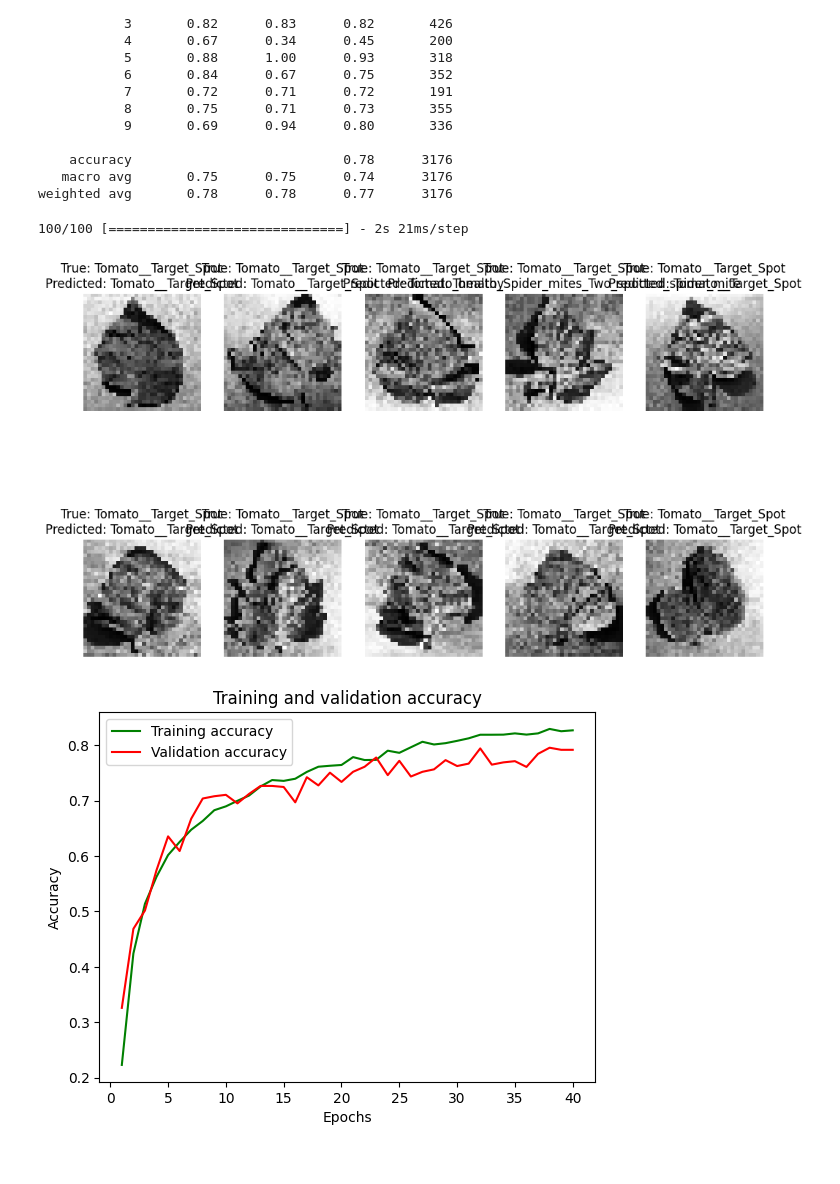
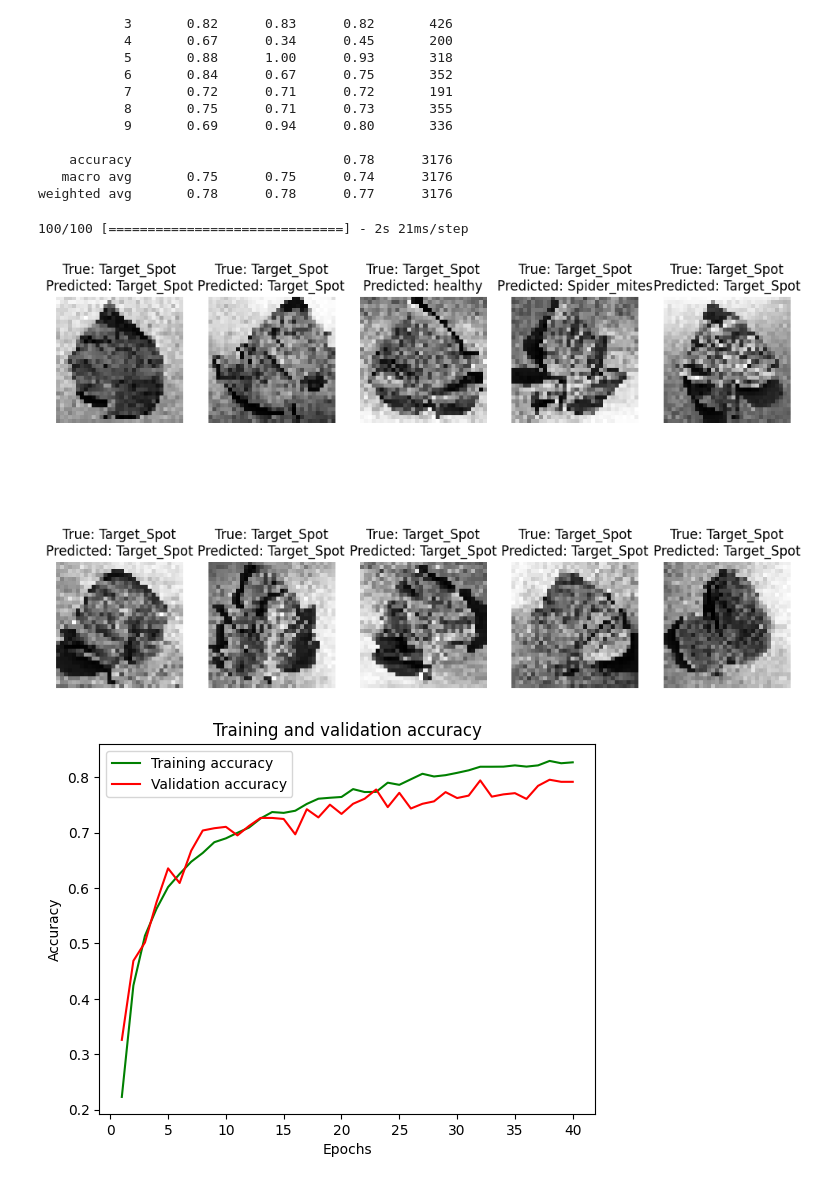
Before and after one commit to noelmt7/Tomato_Leaf_Disease_Detection, a Jupyter notebook: implementation.ipynb, the cells around one changed output. Cells and saved outputs as stored; diff of their text form; code cells hidden in the pictures.

```diff
--- a/implementation.ipynb
+++ b/implementation.ipynb
@@ -261,40 +261,40 @@ weighted avg       0.78      0.78      0.77      3176
 # %%
 # Make predictions on the test images
 predicted_labels = model.predict(test_images)
 
 # Convert predicted labels to class indices
 predicted_classes = np.argmax(predicted_labels, axis=1)
 import matplotlib.pyplot as plt
 
 # Define a function to plot MRI images with their true and predicted labels
 def plot_images(images, true_labels, predicted_labels, class_names):
     plt.figure(figsize=(12, 8))
     for i in range(10):  # Adjust the number of images to display as needed
         plt.subplot(2, 5, i + 1)
         plt.imshow(images[i].reshape(32, 32), cmap='gray')
         plt.title(f'True: {class_names[true_labels[i]]}\nPredicted: {class_names[predicted_labels[i]]}')
         plt.axis('off')
 
 # Define class names for your dataset (adjust as needed)
 class_names = [
-    "Tomato__Target_Spot",
-    "Tomato__Tomato_mosaic_virus",
-    "Tomato__Tomato_YellowLeaf__Curl_Virus",
-    "Tomato_Bacterial_spot",
-    "Tomato_Early_blight",
-    "Tomato_healthy",
-    "Tomato_Late_blight",
-    "Tomato_Leaf_Mold",
-    "Tomato_Septoria_leaf_spot",
-    "Tomato_Spider_mites_Two_spotted_spider_mite"
+    "Target_Spot",
+    "Tomato_mosaic_virus",
+    "Tomato_YellowLeaf__Curl_Virus",
+    "Bacterial_spot",
+    "Early_blight",
+    "healthy",
+    "Late_blight",
+    "Leaf_Mold",
+    "Septoria_leaf_spot",
+    "Spider_mites"
 ]
 
 # Plot a few MRI images with their true and predicted labels
 plot_images(test_images, test_labels, predicted_classes, class_names)
 plt.show()
 # %% [output]
 100/100 [==============================] - 2s 21ms/step
-[figure, old version]
+[figure, new version]
 # %%
 import matplotlib.pyplot as plt
 
```
